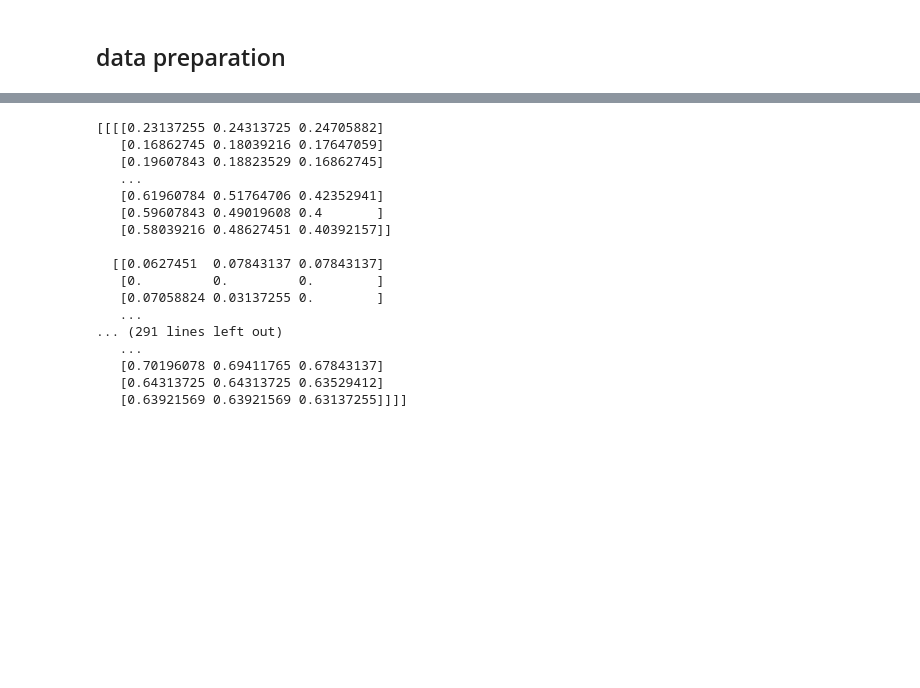
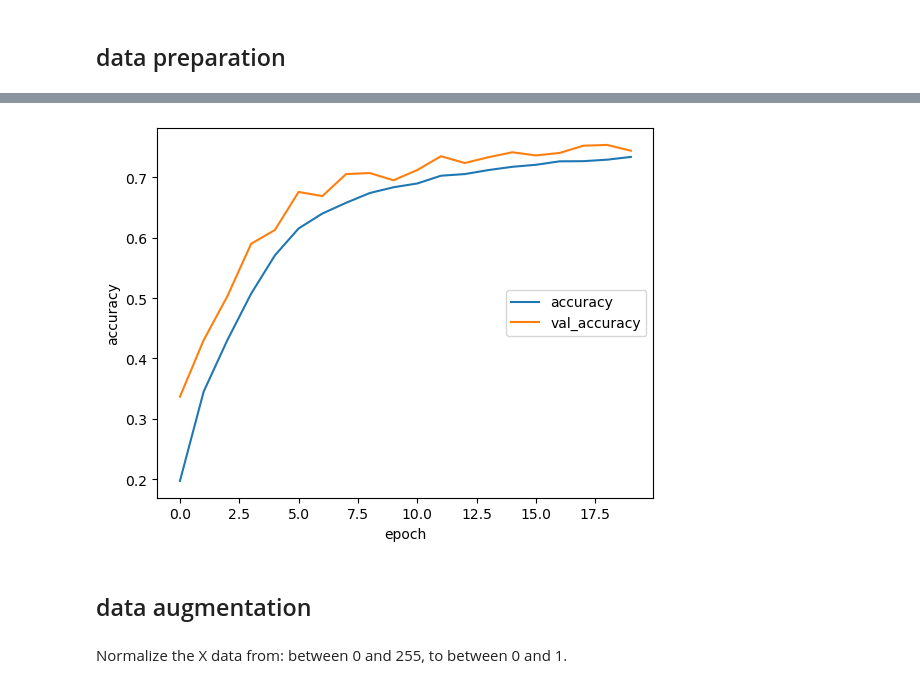
Before and after one commit to aqmery/ML, a Jupyter notebook: convolutional_neural_network/CNN.ipynb, the cells around one changed output, grey strips where cells are left out. Saved outputs shown, nothing was run; the diff lists cells and outputs as text; code cells hidden in the pictures; blank space fills up the shorter version.

```diff
--- a/convolutional_neural_network/CNN.ipynb
+++ b/convolutional_neural_network/CNN.ipynb
@@ -16,0 +121,27 @@ y_test = tf.keras.utils.to_categorical(y_test)
+# %%
+(X_train, y_train), (X_test, y_test) = tensorflow.keras.datasets.cifar10.load_data()
+y_train = tf.keras.utils.to_categorical(y_train)
+y_test = tf.keras.utils.to_categorical(y_test)
+# %%
+cnn1 = Sequential([
+    layers.Conv2D(32, (3, 3), activation='relu', kernel_initializer='he_uniform', padding='same', kernel_regularizer=tf.keras.regularizers.L2(0.001), input_shape=(32, 32, 3)),
+    layers.Conv2D(32, (3, 3), activation='relu', kernel_initializer='he_uniform', padding='same', kernel_regularizer=tf.keras.regularizers.L2(0.001)),
+    layers.MaxPooling2D((2, 2)),
+    layers.Dropout(0.2),
+    layers.Conv2D(64, (3, 3), activation='relu', kernel_initializer='he_uniform', padding='same', kernel_regularizer=tf.keras.regularizers.L2(0.001)),
+    layers.Conv2D(64, (3, 3), activation='relu', kernel_initializer='he_uniform', padding='same', kernel_regularizer=tf.keras.regularizers.L2(0.001)),
+    layers.MaxPooling2D((2, 2)),
+    layers.Dropout(0.2),
+    layers.Conv2D(128, (3, 3), activation='relu', kernel_initializer='he_uniform', padding='same', kernel_regularizer=tf.keras.regularizers.L2(0.001)),
+    layers.Conv2D(128, (3, 3), activation='relu', kernel_initializer='he_uniform', padding='same', kernel_regularizer=tf.keras.regularizers.L2(0.001)),
+    layers.MaxPooling2D((2, 2)),
+    layers.Dropout(0.2),
+    layers.Flatten(),
+    layers.Dense(128, activation='relu', kernel_initializer='he_uniform'),
+    layers.Dropout(0.2),
+    layers.Dense(10, activation='softmax')
+])
+# %%
+cnn1.compile(optimizer='adam',
+              loss='categorical_crossentropy',
+              metrics=['accuracy'])
@@ -16,0 +168,2 @@ y_test = tf.keras.utils.to_categorical(y_test)
+# %%
+cnn1_history = cnn1.fit(X_train, y_train, epochs=20, validation_data = (X_test, y_test))
@@ -16,0 +188,11 @@ y_test = tf.keras.utils.to_categorical(y_test)
+# %%
+plt.plot(cnn1_history.history["accuracy"], label="accuracy")
+plt.plot(cnn1_history.history["val_accuracy"], label="val_accuracy")
+plt.legend(["accuracy", "val_accuracy"], loc="right")
+plt.xlabel("epoch")
+plt.ylabel("accuracy")
+plt.show()
+# %% [output]
+[figure, added]
+# %% [markdown]
+## data augmentation
@@ -17,23 +203,5 @@ y_test = tf.keras.utils.to_categorical(y_test)
+# %% [markdown]
+Normalize the X data from: between 0 and 255, to between 0 and 1.
 # %%
 X_train = X_train/255
 X_test = X_test/255
-# %%
-print(X_train)
-# %% [output]
-[[[[0.23137255 0.24313725 0.24705882]
-   [0.16862745 0.18039216 0.17647059]
-   [0.19607843 0.18823529 0.16862745]
-   ...
-   [0.61960784 0.51764706 0.42352941]
-   [0.59607843 0.49019608 0.4       ]
-   [0.58039216 0.48627451 0.40392157]]
-
-  [[0.0627451  0.07843137 0.07843137]
-   [0.         0.         0.        ]
-   [0.07058824 0.03137255 0.        ]
-   ...
-... (291 lines left out)
-   ...
-   [0.70196078 0.69411765 0.67843137]
-   [0.64313725 0.64313725 0.63529412]
-   [0.63921569 0.63921569 0.63137255]]]]
```
Also changed, not shown: parts of 39 cells of this notebook, 2 other files.
